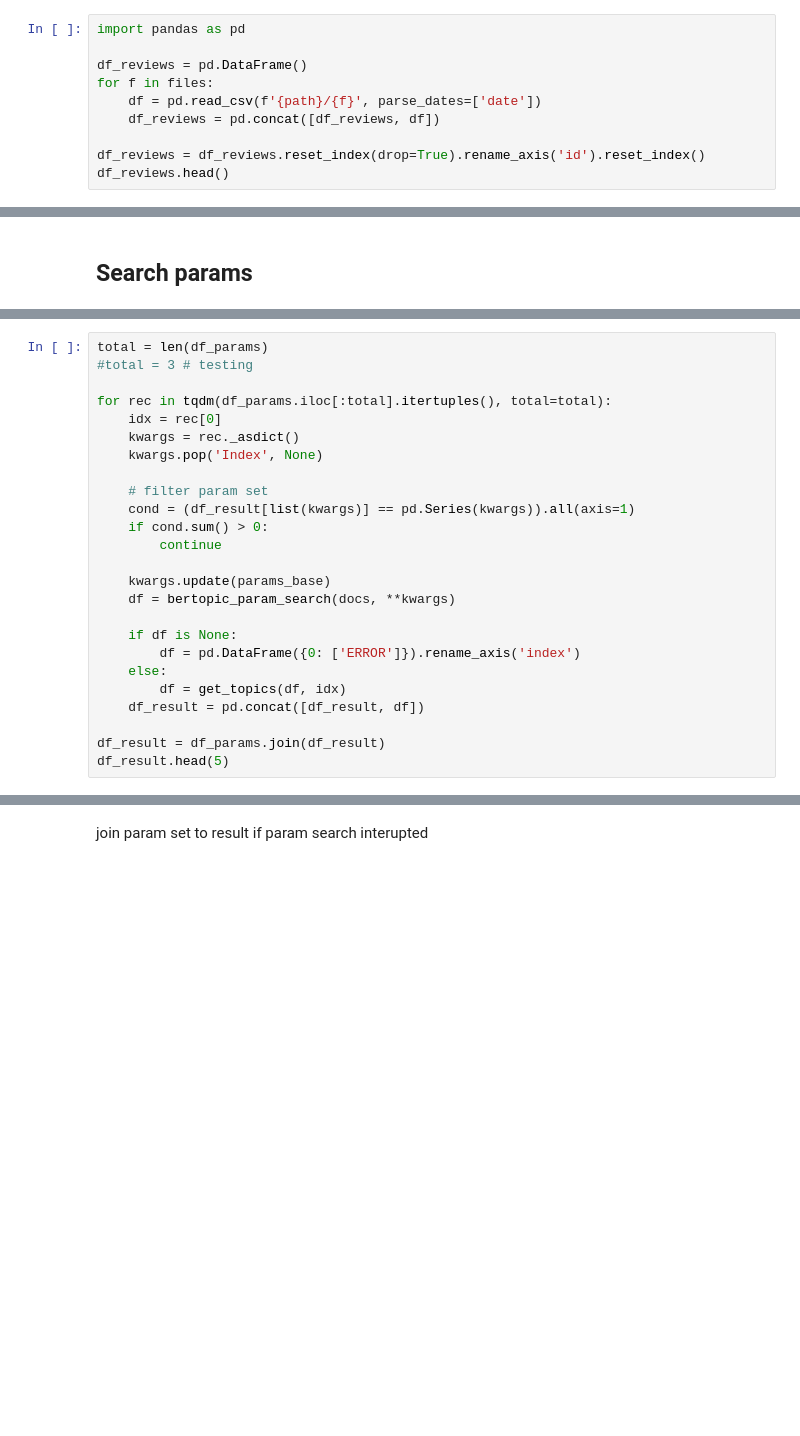
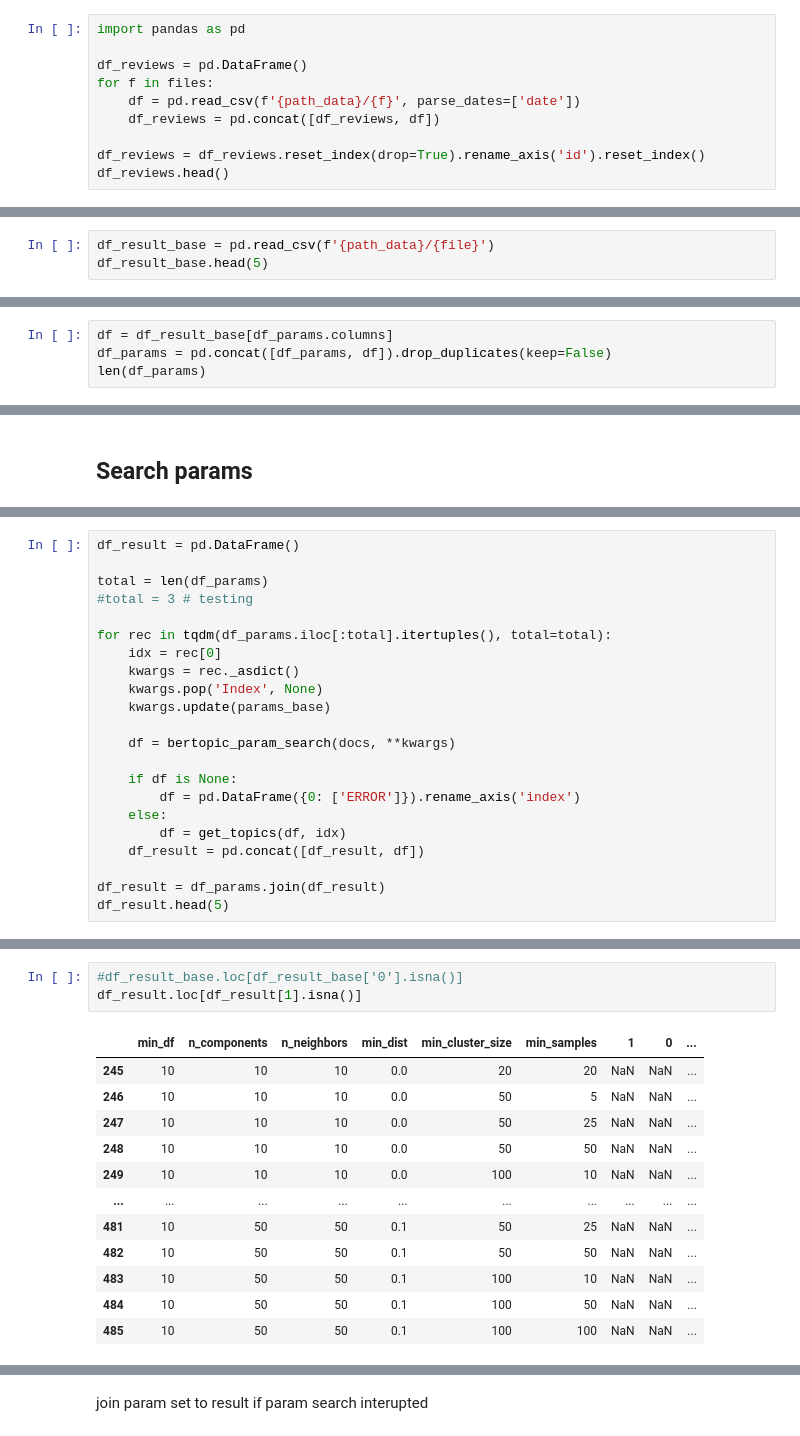
Before and after one commit to lbk209/topic_modeling, a Jupyter notebook: tm_wine_reviews_params.ipynb, the cells around one changed output, grey strips where cells are left out. Cells and saved outputs as stored; diff of their text form; blank space fills up the shorter version.

```diff
--- a/tm_wine_reviews_params.ipynb
+++ b/tm_wine_reviews_params.ipynb
@@ -50,7 +50,7 @@ import pandas as pd
 
 df_reviews = pd.DataFrame()
 for f in files:
-    df = pd.read_csv(f'{path}/{f}', parse_dates=['date'])
+    df = pd.read_csv(f'{path_data}/{f}', parse_dates=['date'])
     df_reviews = pd.concat([df_reviews, df])
 
 df_reviews = df_reviews.reset_index(drop=True).rename_axis('id').reset_index()
@@ -607,0 +604,3 @@ df_result.head(5)
+# %%
+df_result_base = pd.read_csv(f'{path_data}/{file}')
+df_result_base.head(5)
@@ -607,0 +616,4 @@ df_result.head(5)
+# %%
+df = df_result_base[df_params.columns]
+df_params = pd.concat([df_params, df]).drop_duplicates(keep=False)
+len(df_params)
@@ -629,4 +636,6 @@ len(df_result)
 # %%
+df_result = pd.DataFrame()
+
 total = len(df_params)
 #total = 3 # testing
 
@@ -634,13 +643,8 @@ for rec in tqdm(df_params.iloc[:total].itertuples(), total=total):
     idx = rec[0]
     kwargs = rec._asdict()
     kwargs.pop('Index', None)
+    kwargs.update(params_base)
 
-    # filter param set
-    cond = (df_result[list(kwargs)] == pd.Series(kwargs)).all(axis=1)
-    if cond.sum() > 0:
-        continue
-
-    kwargs.update(params_base)
     df = bertopic_param_search(docs, **kwargs)
 
     if df is None:
@@ -653,0 +665,16 @@ df_result.head(5)
+# %%
+#df_result_base.loc[df_result_base['0'].isna()]
+df_result.loc[df_result[1].isna()]
+# %% [output]
+|  | min_df | n_components | n_neighbors | min_dist | min_cluster_size | min_samples | 1 | 0 | ... |
+| 245 | 10 | 10 | 10 | 0.0 | 20 | 20 | NaN | NaN | ... |
+| 246 | 10 | 10 | 10 | 0.0 | 50 | 5 | NaN | NaN | ... |
+| 247 | 10 | 10 | 10 | 0.0 | 50 | 25 | NaN | NaN | ... |
+| 248 | 10 | 10 | 10 | 0.0 | 50 | 50 | NaN | NaN | ... |
+| 249 | 10 | 10 | 10 | 0.0 | 100 | 10 | NaN | NaN | ... |
+| ... | ... | ... | ... | ... | ... | ... | ... | ... | ... |
+| 481 | 10 | 50 | 50 | 0.1 | 50 | 25 | NaN | NaN | ... |
+| 482 | 10 | 50 | 50 | 0.1 | 50 | 50 | NaN | NaN | ... |
+| 483 | 10 | 50 | 50 | 0.1 | 100 | 10 | NaN | NaN | ... |
+| 484 | 10 | 50 | 50 | 0.1 | 100 | 50 | NaN | NaN | ... |
+| 485 | 10 | 50 | 50 | 0.1 | 100 | 100 | NaN | NaN | ... |
```
Also changed, not shown: parts of 14 cells of this notebook.
